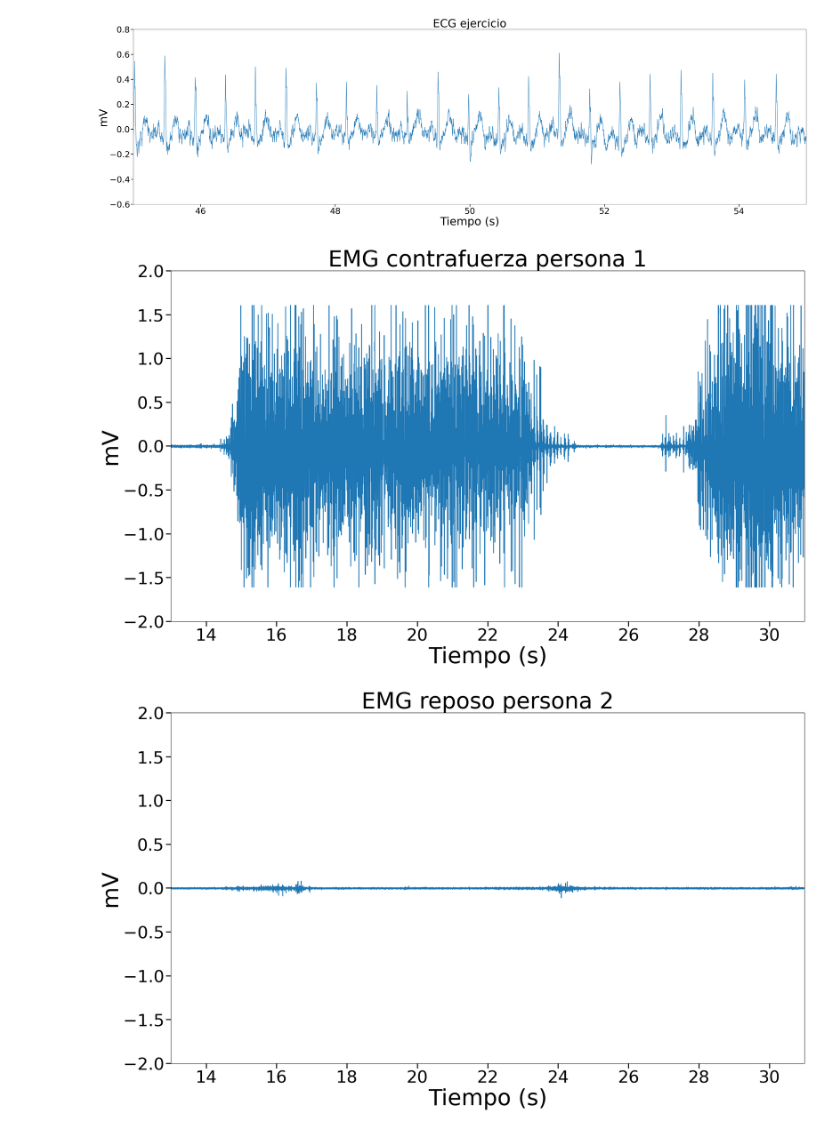
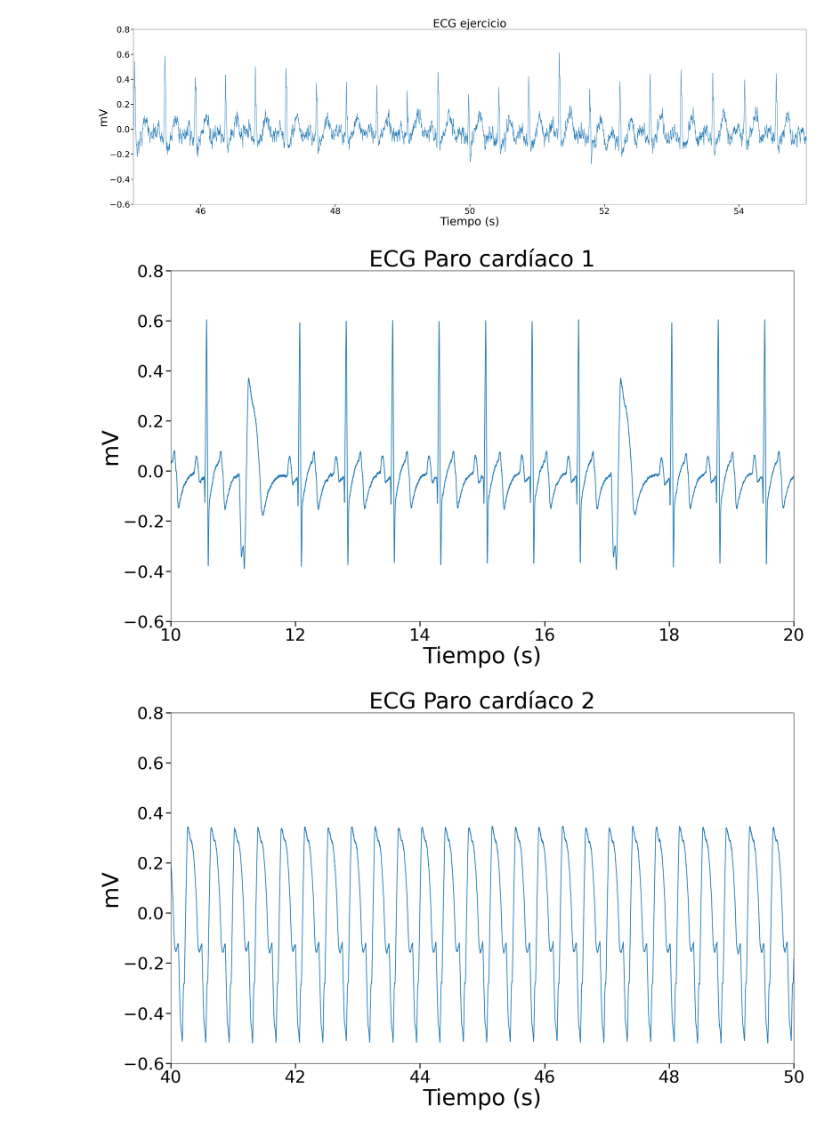
Before and after one commit to diego-taquiri/ECGMortalityPredictor, a Jupyter notebook: Documentación/Laboratorio 4/plot_bitalino_ecg.ipynb, the cells around one changed output. Cells and saved outputs as stored; diff of their text form; code cells hidden in the pictures.

Commit message:
python plots simulator

```diff
--- a/Documentación/Laboratorio 4/plot_bitalino_ecg.ipynb
+++ b/Documentación/Laboratorio 4/plot_bitalino_ecg.ipynb
@@ -66,27 +66,29 @@ plt.savefig("plots/ecg-ejericicio.png")
 # %% [output]
 [figure]
 # %%
-data = np.loadtxt("emg_raw_data/isb-contrafuerza-armando/opensignals_98D3B1FD3DA9_2024-04-12_12-19-52.txt",skiprows=3)
+#Paro cardiaco 1
+data = np.loadtxt("ecg_raw_data/paro_cardiaco/opensignals_98D341FD4F0D_2024-04-19_12-56-28.txt",skiprows=3)
 data_mV = data[:,5]/1024 *3.223 - 3.223/2 #De acuerdo a la cuantización de 3.223 mV a 1024 bits del manual de Bitalino
 time = np.arange(len(data_mV))/1000
 
 plt.figure(figsize=(20,12))
 
 plt.plot(time,data_mV)
 
-plt.ylim(-2, 2)
-plt.xlim(13, 31)
+plt.ylim(-0.6, 0.8)
+plt.xlim(10, 20)
 plt.tick_params(axis='both', which='major', labelsize=34, width=2, length=10)
 plt.xlabel('Tiempo (s)', fontsize=45)
 plt.ylabel('mV', fontsize=45)
-plt.title('EMG contrafuerza persona 1', fontsize=45)
+plt.title('ECG Paro cardíaco 1', fontsize=45)
 plt.tight_layout()
 
-plt.savefig("plots/isb-contrafuerza-armando.png")
+plt.savefig("plots/ecg-paro_cardiaco-1.png")
 # %% [output]
-[figure, old version]
+[figure, new version]
 # %%
-data = np.loadtxt("emg_raw_data/isb-reposo-anabelen/opensignals_98D3B1FD3DA9_2024-04-12_12-41-26.txt",skiprows=3)
+#Paro cardiaco 2
+data = np.loadtxt("ecg_raw_data/paro_cardiaco/opensignals_98D341FD4F0D_2024-04-19_12-56-28.txt",skiprows=3)
 data_mV = data[:,5]/1024 *3.223 - 3.223/2 #De acuerdo a la cuantización de 3.223 mV a 1024 bits del manual de Bitalino
 time = np.arange(len(data_mV))/1000
 
@@ -94,15 +96,15 @@ plt.figure(figsize=(20,12))
 
 plt.plot(time,data_mV)
 
-plt.ylim(-2, 2)
-plt.xlim(13, 31)
+plt.ylim(-0.6, 0.8)
+plt.xlim(40, 50)
 plt.tick_params(axis='both', which='major', labelsize=34, width=2, length=10)
 plt.xlabel('Tiempo (s)', fontsize=45)
 plt.ylabel('mV', fontsize=45)
-plt.title('EMG reposo persona 2', fontsize=45)
+plt.title('ECG Paro cardíaco 2', fontsize=45)
 plt.tight_layout()
 
-plt.savefig("plots/isb-reposo-anabelen.png")
+plt.savefig("plots/ecg-paro_cardiaco-2.png")
 # %% [output]
-[figure, old version]
+[figure, new version]
 # %%
```
Also changed, not shown: parts of 2 cells of this notebook, 5 other files.
